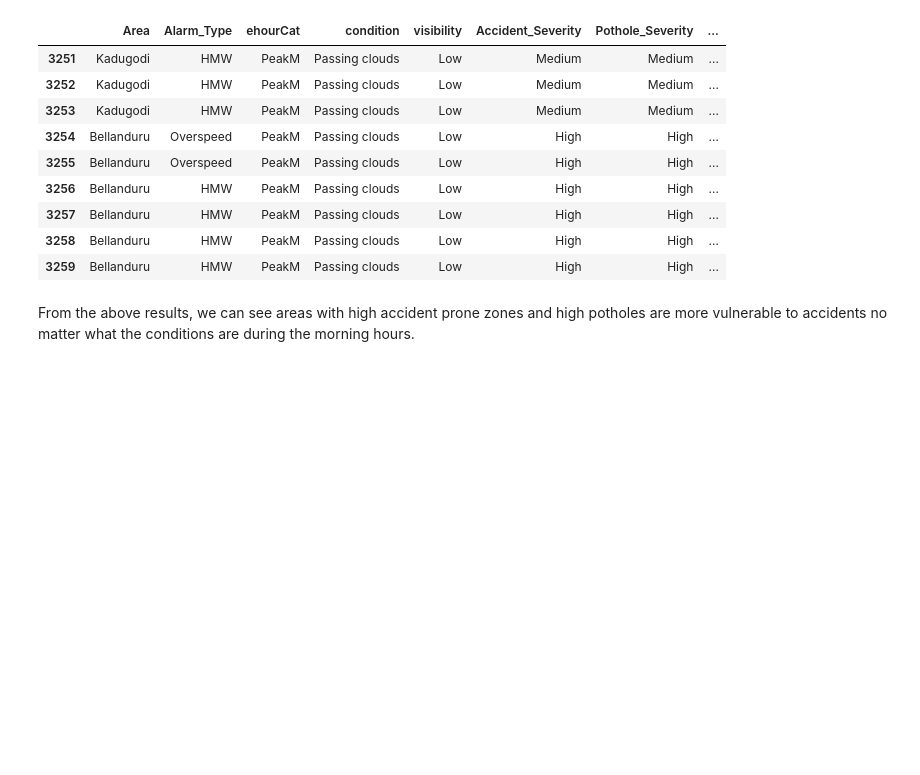
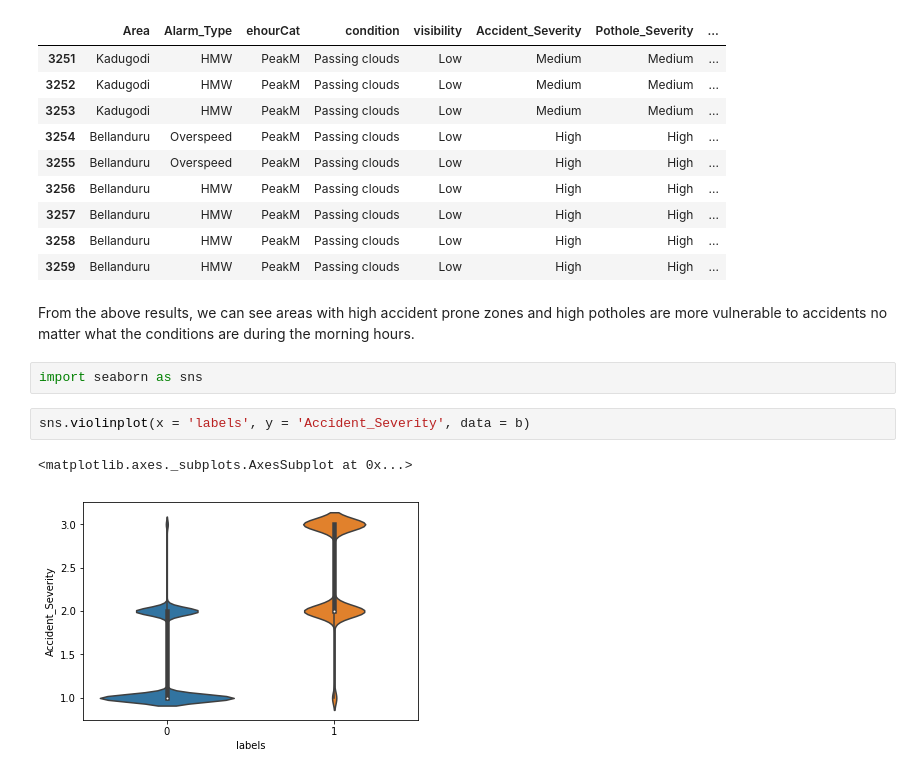
Before and after one commit to ansin218/accident-hotspot-prediction, a Jupyter notebook: prediction-model.ipynb, the cells around one changed output. Cells and saved outputs as stored; diff of their text form; blank space fills up the shorter version.

Commit message:
Updated prediction model with visualizations

```diff
--- a/prediction-model.ipynb
+++ b/prediction-model.ipynb
@@ -537,3 +537,10 @@ df[3251:3260]
 | 3259 | Bellanduru | HMW | PeakM | Passing clouds | Low | High | High | ... |
 # %% [markdown]
 From the above results, we can see areas with high accident prone zones and high potholes are more vulnerable to accidents no matter what the conditions are during the morning hours.
+# %%
+import seaborn as sns
+# %%
+sns.violinplot(x = 'labels', y = 'Accident_Severity', data = b)
+# %% [output]
+<matplotlib.axes._subplots.AxesSubplot at 0x...>
+[figure, added]
```
Also changed, not shown: parts of 5 cells of this notebook.
